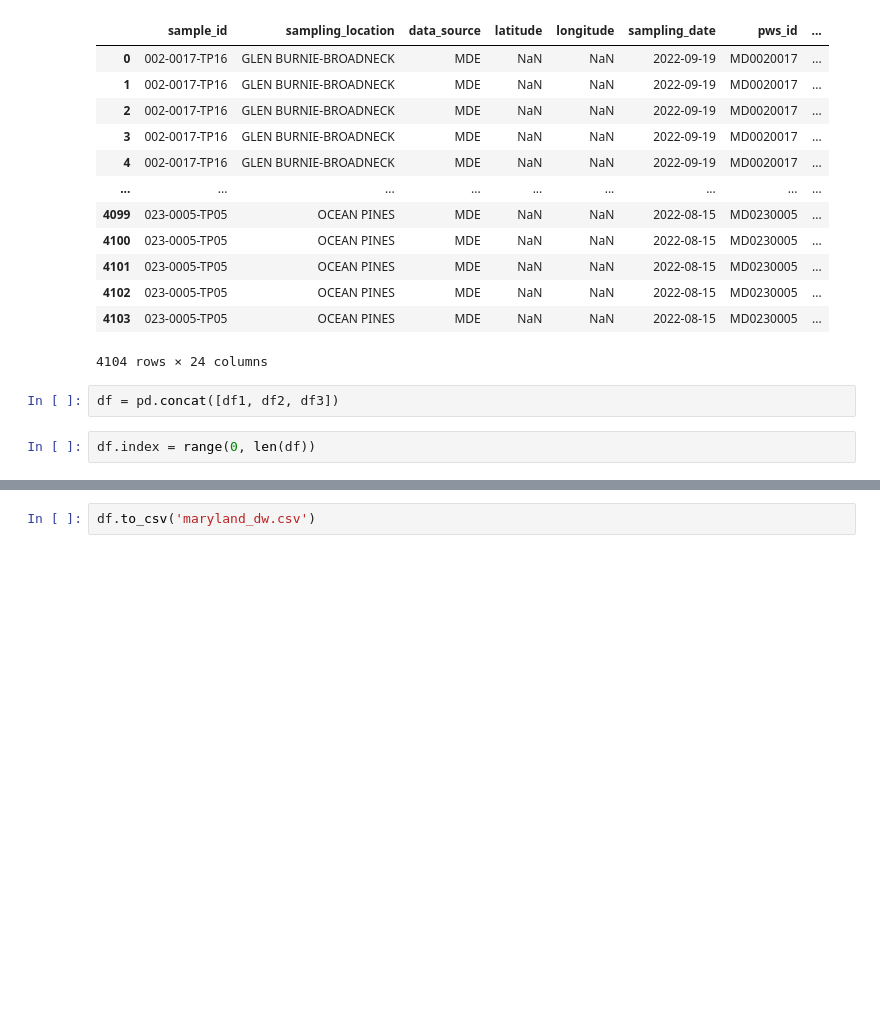
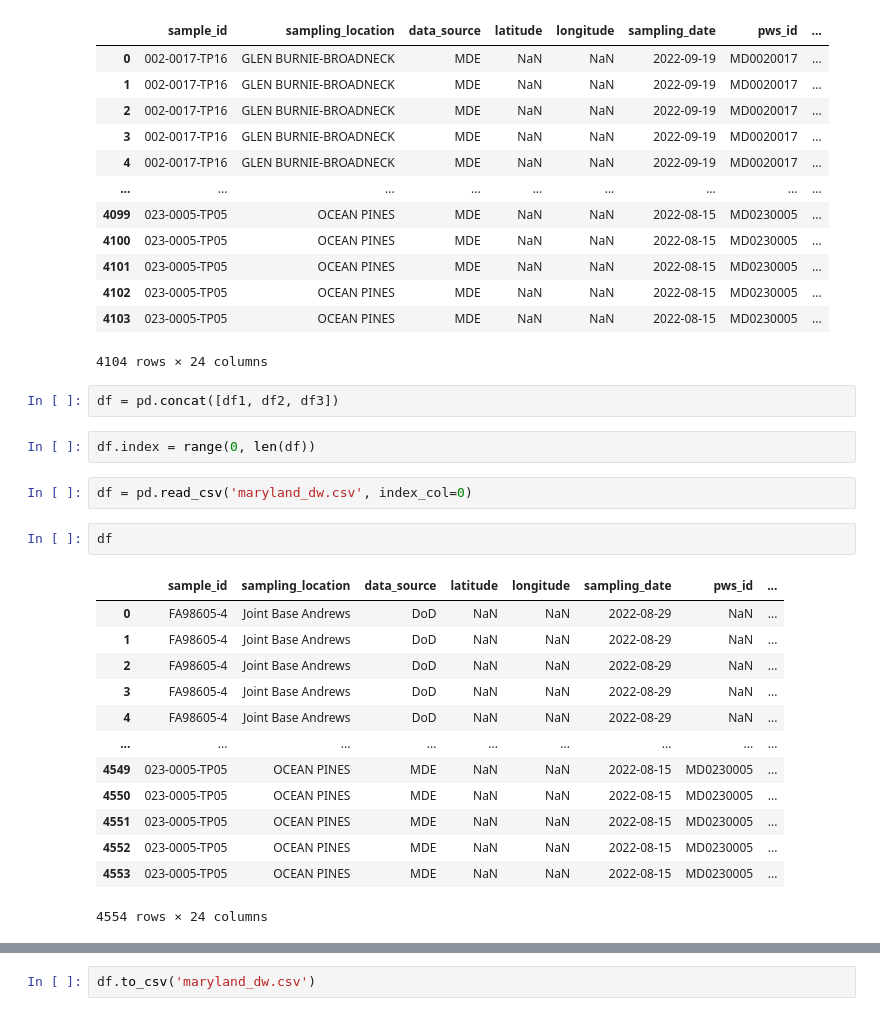
Before and after one commit to charleswang918/US_PFAS_DW, a Jupyter notebook: Data_Cleaning/Maryland/data_cleaning.ipynb, the cells around one changed output, grey strips where cells are left out. Cells and saved outputs as stored; diff of their text form; blank space fills up the shorter version.

```diff
--- a/Data_Cleaning/Maryland/data_cleaning.ipynb
+++ b/Data_Cleaning/Maryland/data_cleaning.ipynb
@@ -265,3 +265,21 @@ df3
 df = pd.concat([df1, df2, df3])
 # %%
 df.index = range(0, len(df))
+# %%
+df = pd.read_csv('maryland_dw.csv', index_col=0)
+# %%
+df
+# %% [output]
+|  | sample_id | sampling_location | data_source | latitude | longitude | sampling_date | pws_id | ... |
+| 0 | FA98605-4 | Joint Base Andrews | DoD | NaN | NaN | 2022-08-29 | NaN | ... |
+| 1 | FA98605-4 | Joint Base Andrews | DoD | NaN | NaN | 2022-08-29 | NaN | ... |
+| 2 | FA98605-4 | Joint Base Andrews | DoD | NaN | NaN | 2022-08-29 | NaN | ... |
+| 3 | FA98605-4 | Joint Base Andrews | DoD | NaN | NaN | 2022-08-29 | NaN | ... |
+| 4 | FA98605-4 | Joint Base Andrews | DoD | NaN | NaN | 2022-08-29 | NaN | ... |
+| ... | ... | ... | ... | ... | ... | ... | ... | ... |
+| 4549 | 023-0005-TP05 | OCEAN PINES | MDE | NaN | NaN | 2022-08-15 | MD0230005 | ... |
+| 4550 | 023-0005-TP05 | OCEAN PINES | MDE | NaN | NaN | 2022-08-15 | MD0230005 | ... |
+| 4551 | 023-0005-TP05 | OCEAN PINES | MDE | NaN | NaN | 2022-08-15 | MD0230005 | ... |
+| 4552 | 023-0005-TP05 | OCEAN PINES | MDE | NaN | NaN | 2022-08-15 | MD0230005 | ... |
+| 4553 | 023-0005-TP05 | OCEAN PINES | MDE | NaN | NaN | 2022-08-15 | MD0230005 | ... |
+4554 rows × 24 columns
```
Also changed, not shown: parts of 6 cells of this notebook, 13 other files.
